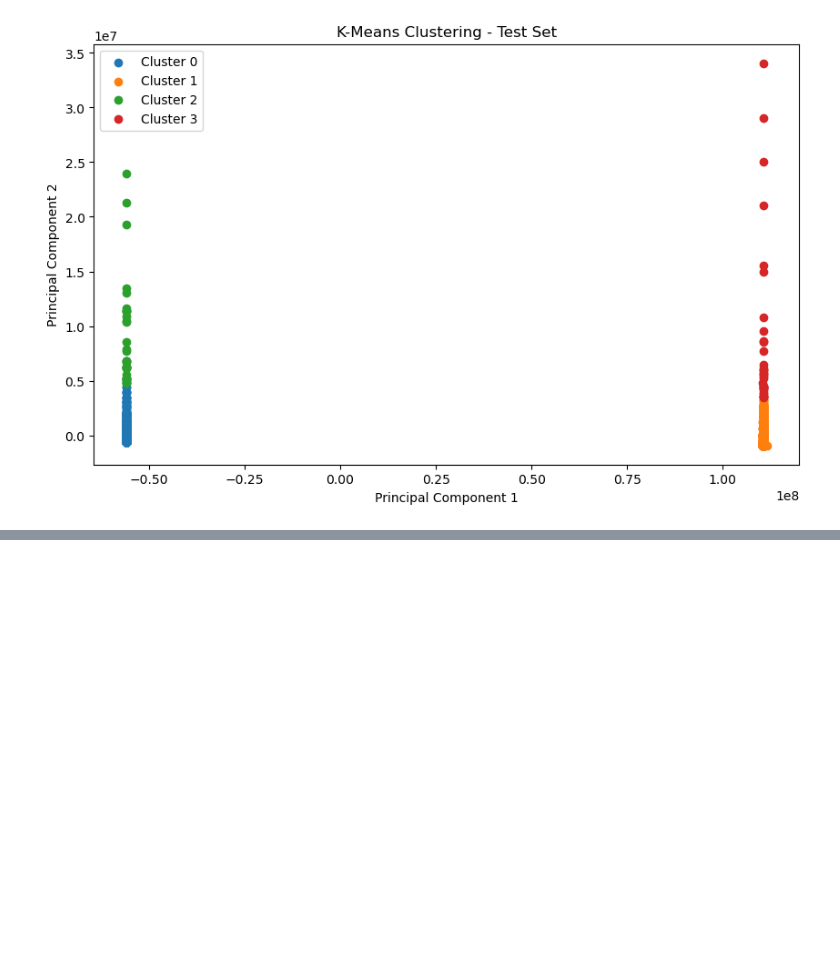
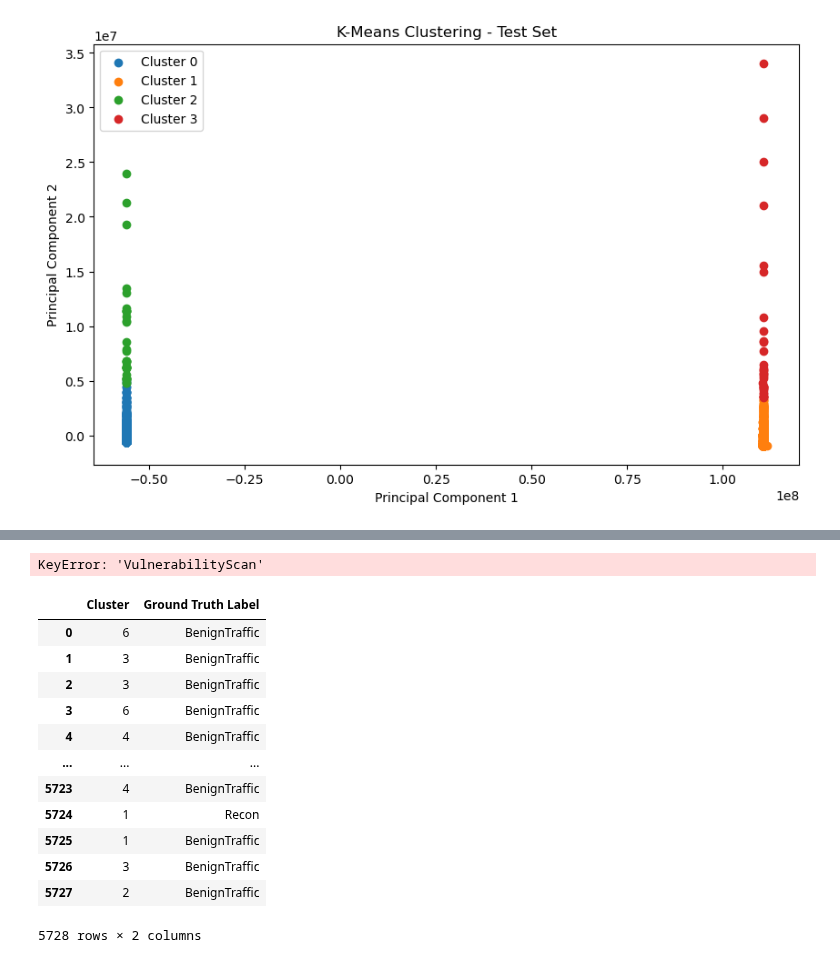
Before and after one commit to ML-Project-Team-5/Project_NetworkIDS, a Jupyter notebook: 4gan_Kmeans.ipynb, the cells around one changed output, grey strips where cells are left out. Saved outputs shown, nothing was run; the diff lists cells and outputs as text; code cells hidden in the pictures; blank space fills up the shorter version.

```diff
--- a/4gan_Kmeans.ipynb
+++ b/4gan_Kmeans.ipynb
@@ -401,0 +561,60 @@ plt.show()
+# %%
+from sklearn.metrics import confusion_matrix
+import pandas as pd
+import numpy as np
+
+# Assuming 'test_unknown_label' is your true labels
+y_true = train_label['label']
+
+# Define the positive class
+positive_class = 'BenignTraffic'
+
+# Create binary labels for the positive class
+y_binary = (y_true == positive_class).astype(int)
+
+# Evaluate K-means performance using confusion matrix
+conf_matrix = confusion_matrix(y_binary, predicted_labels)
+
+# Extract unique class labels (excluding the positive class)
+unique_labels = pd.Series(y_true.unique()).loc[lambda x: x != positive_class].tolist()
+
+# Calculate False Positives and True Negatives for the positive class against every other class
+false_positives = {}
+true_negatives = {}
+for i, label in enumerate(unique_labels, start=0):
+    if i < len(conf_matrix):
+        false_positives[label] = conf_matrix[i, 0]
+        true_negatives[label] = conf_matrix[0, i + 1:].sum() + conf_matrix[i + 1:, i + 1:].sum()
+    else:
+        # If the index is out of bounds, set the values to 0
+        false_positives[label] = 0
+        true_negatives[label] = 0
+
+# Calculate False Positive Rate for the positive class against every other class
+fpr = {}
+for label in unique_labels:
+        denominator = false_positives[label] + true_negatives[label]
+        # Handle the case where both False Positives and True Negatives are zero
+        fpr[label] = false_positives[label] / denominator if denominator != 0 else 0
+
+print(f"False Positive Rate for class '{positive_class}' against every other class:")
+for label, fpr_value in fpr.items():
+    print(f"Class '{label}': {fpr_value}")
+# %% [output]
+KeyError: 'VulnerabilityScan'
+# %%
+cluster_label_association
+# %% [output]
+|  | Cluster | Ground Truth Label |
+| 0 | 6 | BenignTraffic |
+| 1 | 3 | BenignTraffic |
+| 2 | 3 | BenignTraffic |
+| 3 | 6 | BenignTraffic |
+| 4 | 4 | BenignTraffic |
+| ... | ... | ... |
+| 5723 | 4 | BenignTraffic |
+| 5724 | 1 | Recon |
+| 5725 | 1 | BenignTraffic |
+| 5726 | 3 | BenignTraffic |
+| 5727 | 2 | BenignTraffic |
+5728 rows × 2 columns
```
Also changed, not shown: parts of 7 cells of this notebook, 1 other file.
